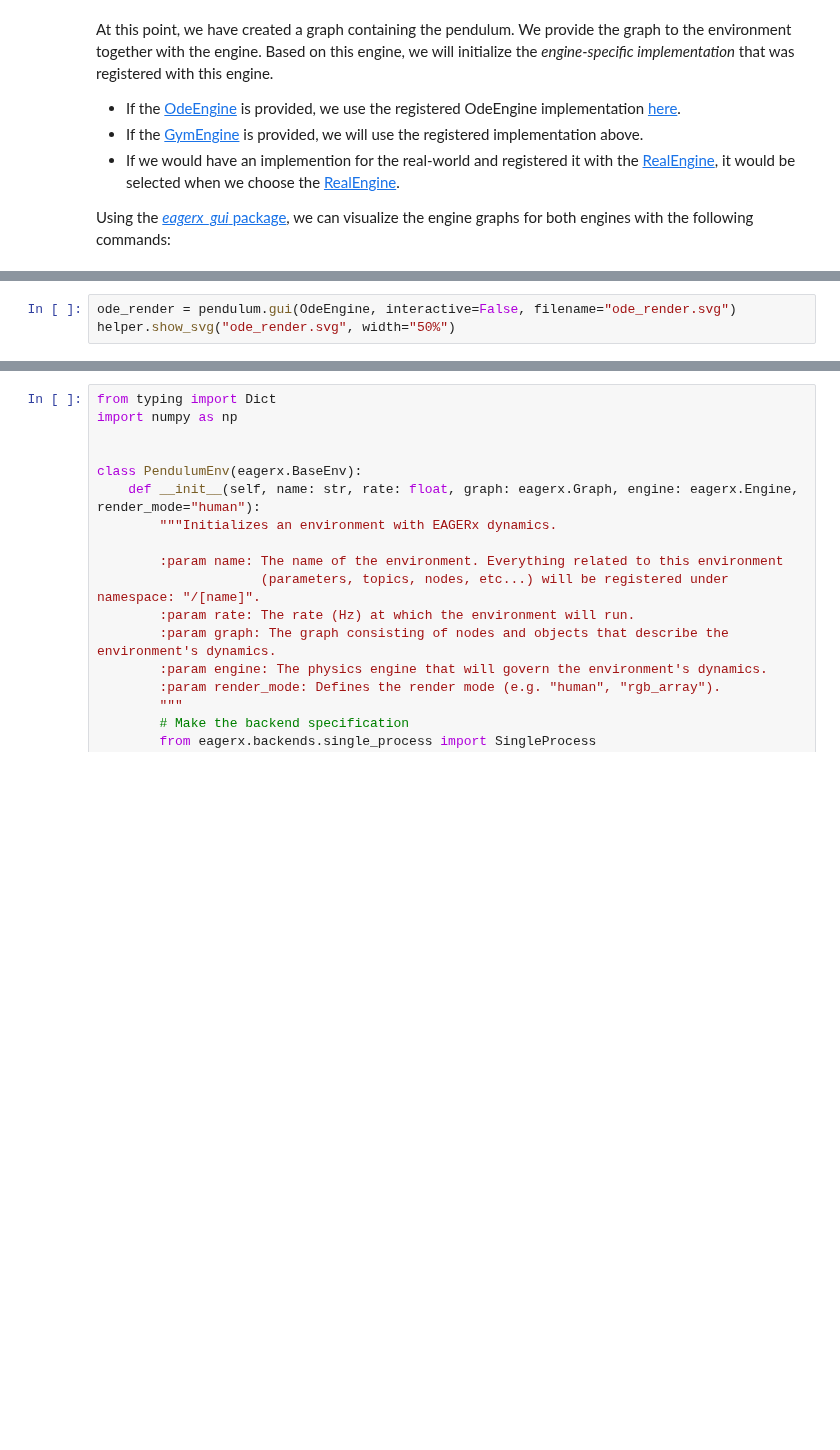
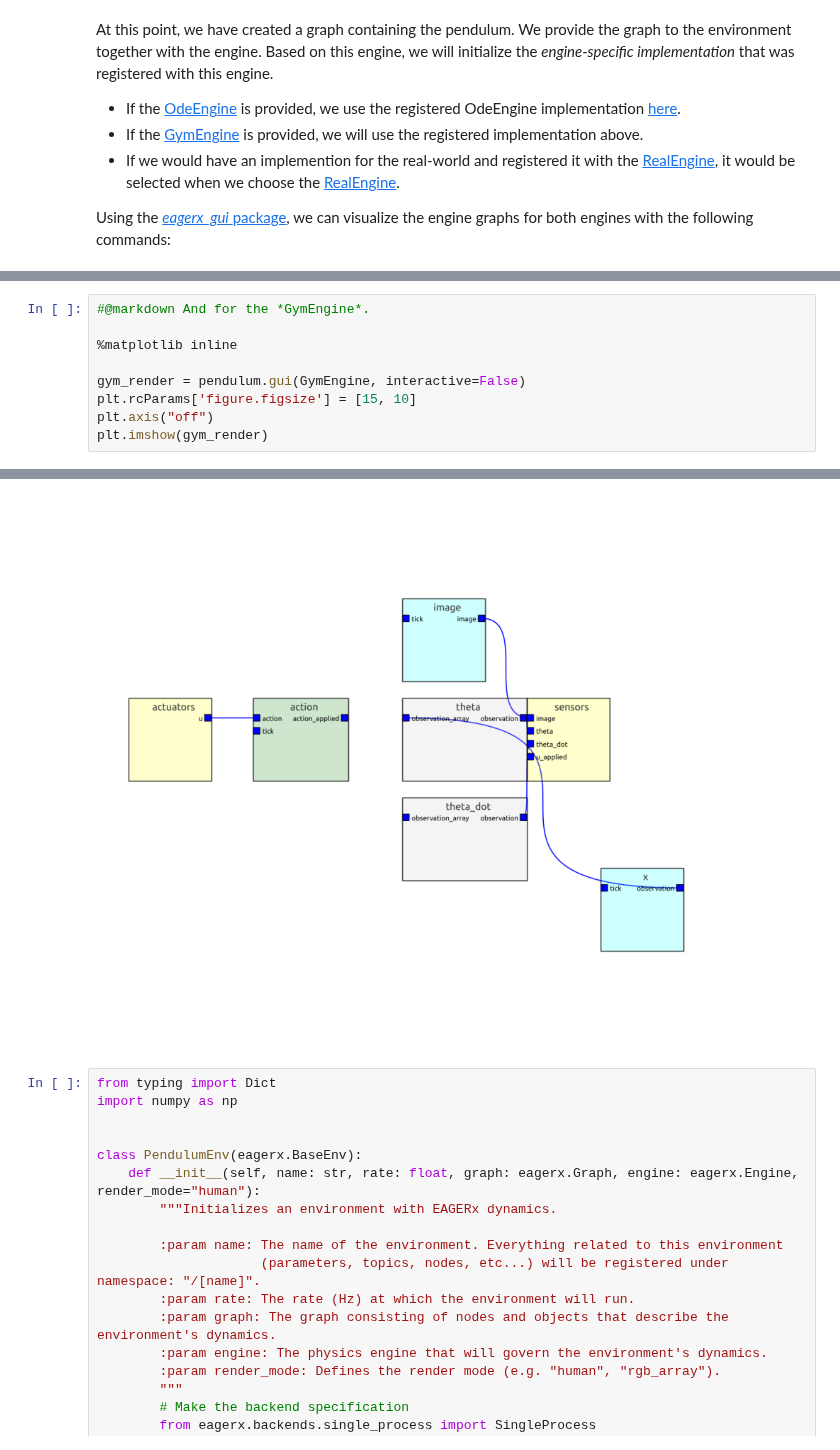
Before and after one commit to eager-dev/eagerx_tutorials, a Jupyter notebook: tutorials/pendulum/solutions/5_engine_implementation.ipynb, the cells around one changed output, grey strips where cells are left out. Saved outputs shown, nothing was run; the diff lists cells and outputs as text; blank space fills up the shorter version.

```diff
--- a/tutorials/pendulum/solutions/5_engine_implementation.ipynb
+++ b/tutorials/pendulum/solutions/5_engine_implementation.ipynb
@@ -269,4 +281,10 @@ Using the [*eagerx_gui* package](https://github.com/eager-dev/eagerx_gui), we ca
 # %%
-ode_render = pendulum.gui(OdeEngine, interactive=False, filename="ode_render.svg")
-helper.show_svg("ode_render.svg", width="50%")
+#@markdown And for the *GymEngine*.
+
+%matplotlib inline
+
+gym_render = pendulum.gui(GymEngine, interactive=False)
+plt.rcParams['figure.figsize'] = [15, 10]
+plt.axis("off")
+plt.imshow(gym_render)
 # %% [output]
@@ -275,3 +292,4 @@ cannot import name 'get_module_type_string' from 'eagerx.utils.utils' (/home/r2c
+[figure, added]
 # %%
 from typing import Dict
 import numpy as np
```
Also changed, not shown: parts of 7 cells of this notebook, 7 other files.
